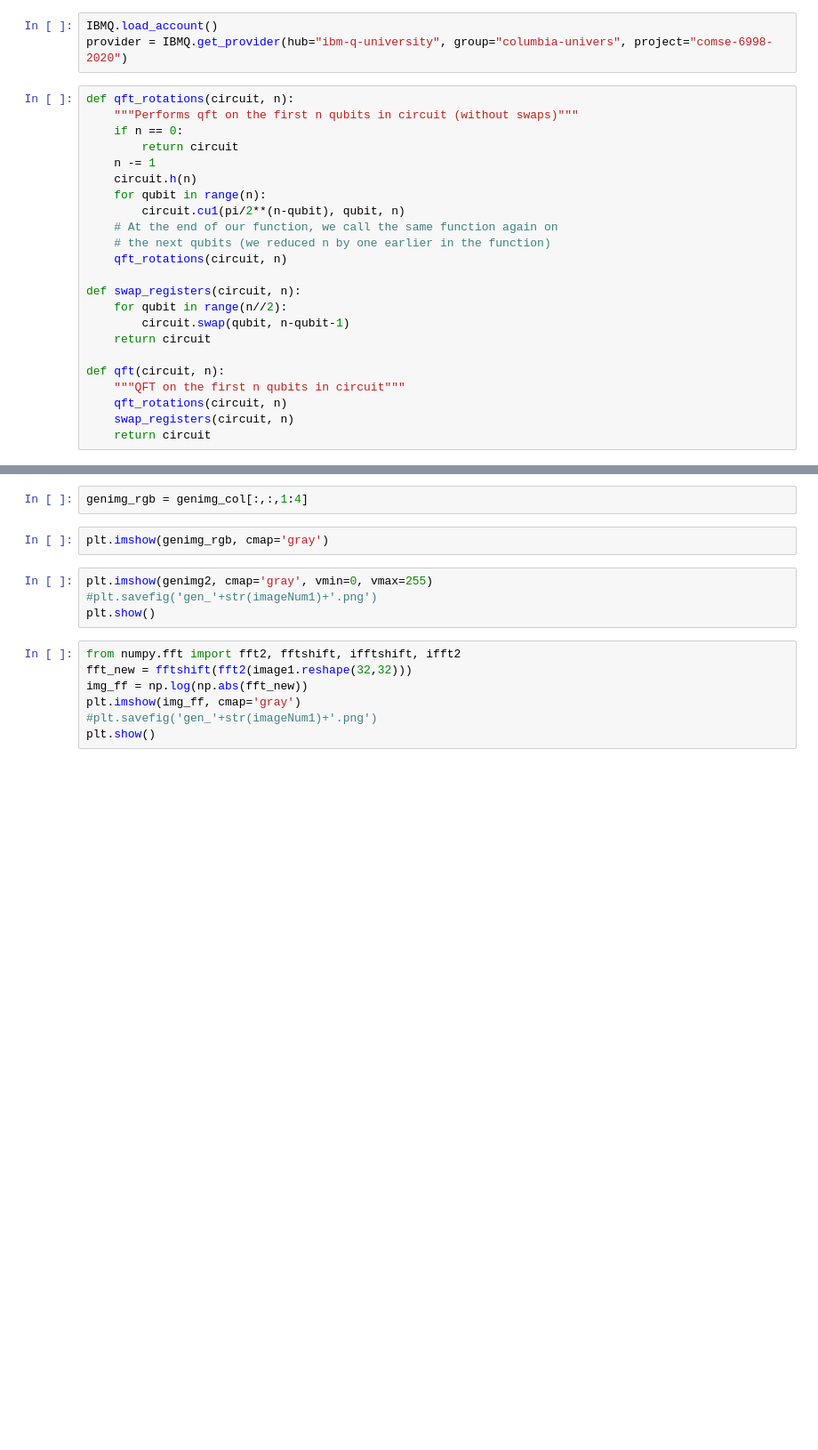
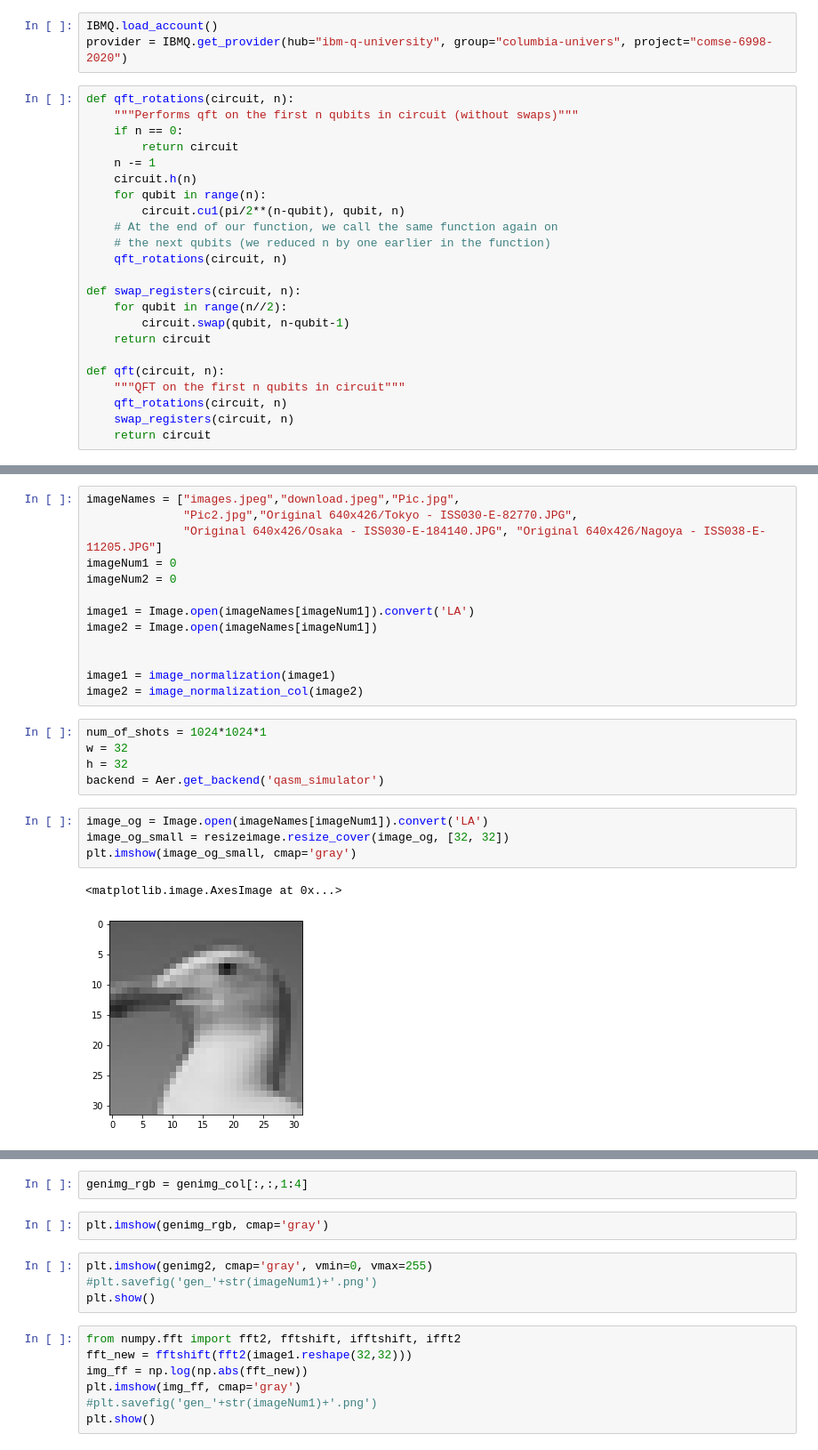
Before and after one commit to ShravanKarthik94/QC_Proj, a Jupyter notebook: Test_Image.ipynb, the cells around one changed output, grey strips where cells are left out. Shown at 89% size. Drawn from its saved outputs; the diff is of its cells as text; blank space fills up the shorter version.

```diff
--- a/Test_Image.ipynb
+++ b/Test_Image.ipynb
@@ -325,0 +293,25 @@ genimg_col = genimg_col.reshape((32,32,4))
+# %%
+imageNames = ["images.jpeg","download.jpeg","Pic.jpg",
+              "Pic2.jpg","Original 640x426/Tokyo - ISS030-E-82770.JPG",
+              "Original 640x426/Osaka - ISS030-E-184140.JPG", "Original 640x426/Nagoya - ISS038-E-11205.JPG"]
+imageNum1 = 0
+imageNum2 = 0
+
+image1 = Image.open(imageNames[imageNum1]).convert('LA')
+image2 = Image.open(imageNames[imageNum1])
+
+
+image1 = image_normalization(image1)
+image2 = image_normalization_col(image2)
+# %%
+num_of_shots = 1024*1024*1
+w = 32
+h = 32
+backend = Aer.get_backend('qasm_simulator')
+# %%
+image_og = Image.open(imageNames[imageNum1]).convert('LA')
+image_og_small = resizeimage.resize_cover(image_og, [32, 32])
+plt.imshow(image_og_small, cmap='gray')
+# %% [output]
+<matplotlib.image.AxesImage at 0x...>
+[figure, added]
```
Also changed, not shown: parts of 30 cells of this notebook.
